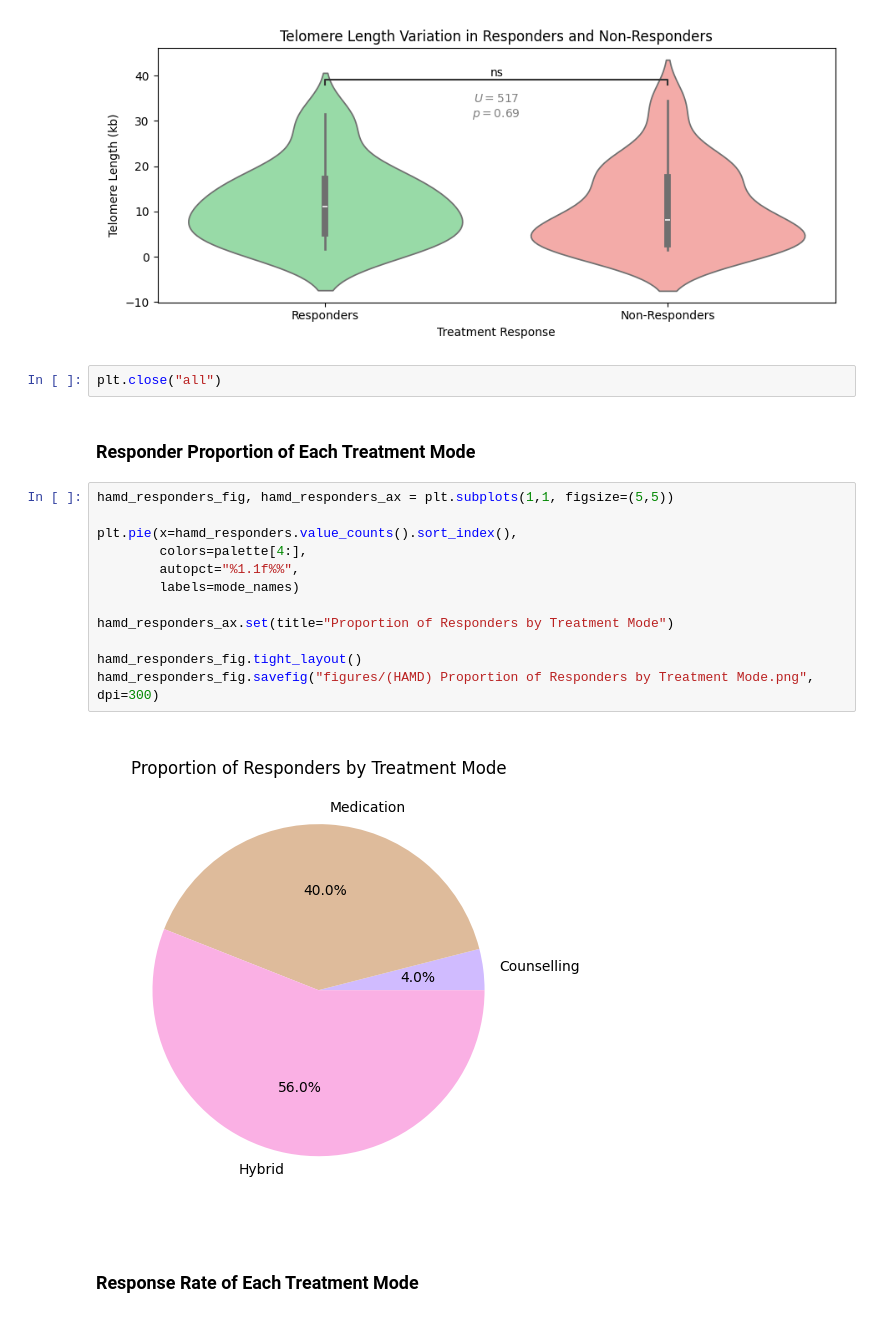
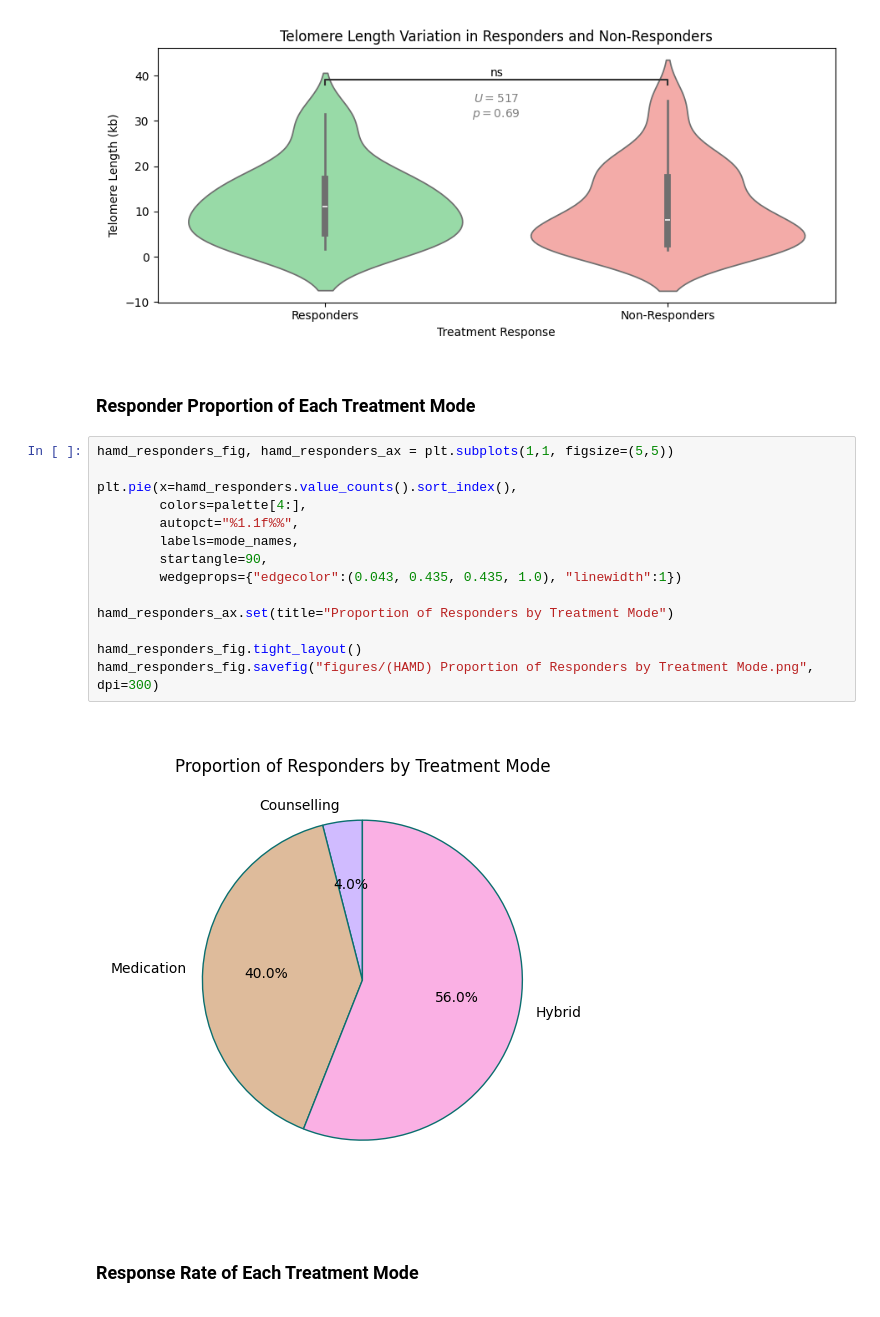
Before and after one commit to akaeii/telomere-mental-health, a Jupyter notebook: exploratory_data_analysis.ipynb, the cells around one changed output. Cells and saved outputs as stored; diff of their text form.

```diff
--- a/exploratory_data_analysis.ipynb
+++ b/exploratory_data_analysis.ipynb
@@ -221,24 +221,24 @@ p-value annotation legend:
 
 Responders vs. Non-Responders: Mann-Whitney-Wilcoxon test two-sided, P_val:6.899e-01 U_stat=5.170e+02
 [figure]
-# %%
-plt.close("all")
 # %% [markdown]
 <h3>Responder Proportion of Each Treatment Mode</h3>
 # %%
 hamd_responders_fig, hamd_responders_ax = plt.subplots(1,1, figsize=(5,5))
 
 plt.pie(x=hamd_responders.value_counts().sort_index(),
         colors=palette[4:],
         autopct="%1.1f%%",
-        labels=mode_names)
+        labels=mode_names,
+        startangle=90,
+        wedgeprops={"edgecolor":(0.043, 0.435, 0.435, 1.0), "linewidth":1})
 
 hamd_responders_ax.set(title="Proportion of Responders by Treatment Mode")
 
 hamd_responders_fig.tight_layout()
 hamd_responders_fig.savefig("figures/(HAMD) Proportion of Responders by Treatment Mode.png", dpi=300)
 # %% [output]
-[figure, old version]
+[figure, new version]
 # %% [markdown]
 <h3>Response Rate of Each Treatment Mode</h3>
 # %%
```
Also changed, not shown: parts of 3 cells of this notebook, 4 other files.
